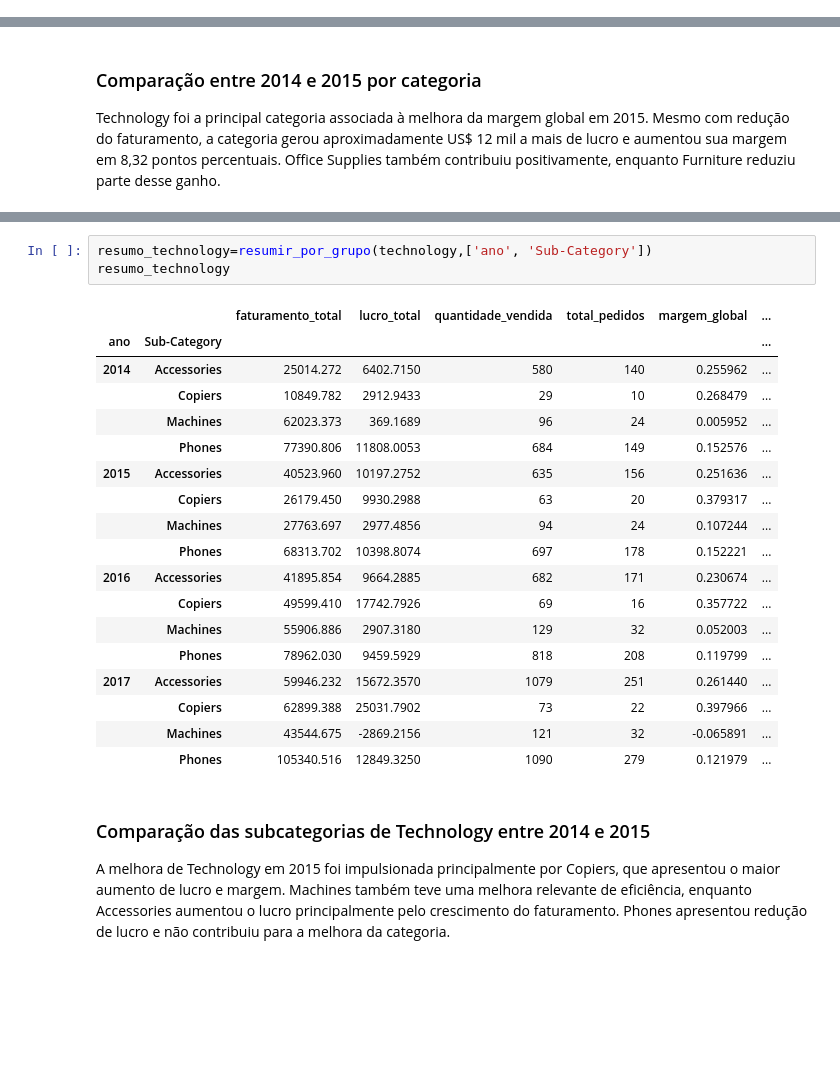
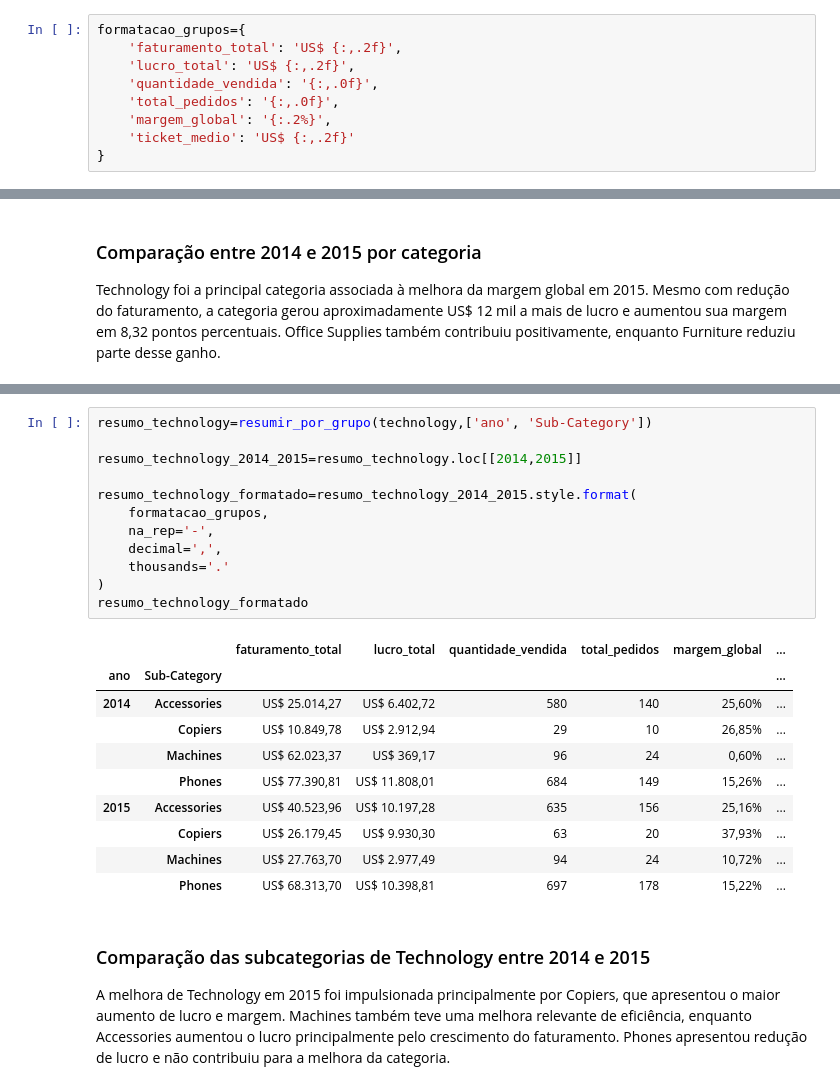
Before and after one commit to Mattanatecn/projetoanalisevendas-SAMPLE-SUPERSTORE, a Jupyter notebook: notebooks/analise_final.ipynb, the cells around one changed output, grey strips where cells are left out. Saved outputs shown, nothing was run; the diff lists cells and outputs as text; blank space fills up the shorter version.

```diff
--- a/notebooks/analise_final.ipynb
+++ b/notebooks/analise_final.ipynb
@@ -402,5 +402,14 @@ Novembro de 2016 apresentou faturamento elevado, mas margem de apenas 5,05%. Iss
 Janeiro de 2015 continua sendo o mês mais crítico, pois combina o maior prejuízo com a pior margem global.
 # %% [markdown]
 ## 5. Categorias e subcategorias
+# %%
+formatacao_grupos={
+    'faturamento_total': 'US$ {:,.2f}',
+    'lucro_total': 'US$ {:,.2f}',
+    'quantidade_vendida': '{:,.0f}',
+    'total_pedidos': '{:,.0f}',
+    'margem_global': '{:.2%}',
+    'ticket_medio': 'US$ {:,.2f}'
+}
 # %%
 resumo_categoria=resumir_por_grupo(df,'Category')
@@ -476,25 +502,26 @@ technology.head()
 # %%
 resumo_technology=resumir_por_grupo(technology,['ano', 'Sub-Category'])
-resumo_technology
+
+resumo_technology_2014_2015=resumo_technology.loc[[2014,2015]]
+
+resumo_technology_formatado=resumo_technology_2014_2015.style.format(
+    formatacao_grupos,
+    na_rep='-',
+    decimal=',',
+    thousands='.'
+)
+resumo_technology_formatado
 # %% [output]
 |  |  | faturamento_total | lucro_total | quantidade_vendida | total_pedidos | margem_global | ... |
 | ano | Sub-Category |  |  |  |  |  | ... |
-| 2014 | Accessories | 25014.272 | 6402.7150 | 580 | 140 | 0.255962 | ... |
-|  | Copiers | 10849.782 | 2912.9433 | 29 | 10 | 0.268479 | ... |
-|  | Machines | 62023.373 | 369.1689 | 96 | 24 | 0.005952 | ... |
-|  | Phones | 77390.806 | 11808.0053 | 684 | 149 | 0.152576 | ... |
-| 2015 | Accessories | 40523.960 | 10197.2752 | 635 | 156 | 0.251636 | ... |
-|  | Copiers | 26179.450 | 9930.2988 | 63 | 20 | 0.379317 | ... |
-|  | Machines | 27763.697 | 2977.4856 | 94 | 24 | 0.107244 | ... |
-|  | Phones | 68313.702 | 10398.8074 | 697 | 178 | 0.152221 | ... |
-| 2016 | Accessories | 41895.854 | 9664.2885 | 682 | 171 | 0.230674 | ... |
-|  | Copiers | 49599.410 | 17742.7926 | 69 | 16 | 0.357722 | ... |
-|  | Machines | 55906.886 | 2907.3180 | 129 | 32 | 0.052003 | ... |
-|  | Phones | 78962.030 | 9459.5929 | 818 | 208 | 0.119799 | ... |
-| 2017 | Accessories | 59946.232 | 15672.3570 | 1079 | 251 | 0.261440 | ... |
-|  | Copiers | 62899.388 | 25031.7902 | 73 | 22 | 0.397966 | ... |
-|  | Machines | 43544.675 | -2869.2156 | 121 | 32 | -0.065891 | ... |
-|  | Phones | 105340.516 | 12849.3250 | 1090 | 279 | 0.121979 | ... |
+| 2014 | Accessories | US$ 25.014,27 | US$ 6.402,72 | 580 | 140 | 25,60% | ... |
+|  | Copiers | US$ 10.849,78 | US$ 2.912,94 | 29 | 10 | 26,85% | ... |
+|  | Machines | US$ 62.023,37 | US$ 369,17 | 96 | 24 | 0,60% | ... |
+|  | Phones | US$ 77.390,81 | US$ 11.808,01 | 684 | 149 | 15,26% | ... |
+| 2015 | Accessories | US$ 40.523,96 | US$ 10.197,28 | 635 | 156 | 25,16% | ... |
+|  | Copiers | US$ 26.179,45 | US$ 9.930,30 | 63 | 20 | 37,93% | ... |
+|  | Machines | US$ 27.763,70 | US$ 2.977,49 | 94 | 24 | 10,72% | ... |
+|  | Phones | US$ 68.313,70 | US$ 10.398,81 | 697 | 178 | 15,22% | ... |
 # %% [markdown]
 ### Comparação das subcategorias de Technology entre 2014 e 2015
 
```
Also changed, not shown: parts of 19 cells of this notebook.
